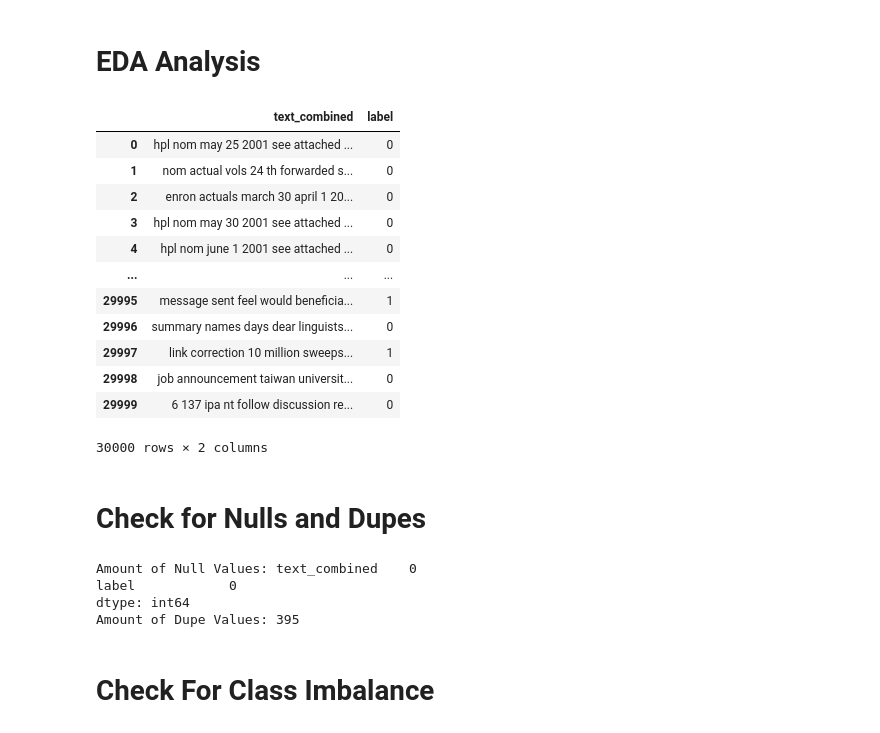
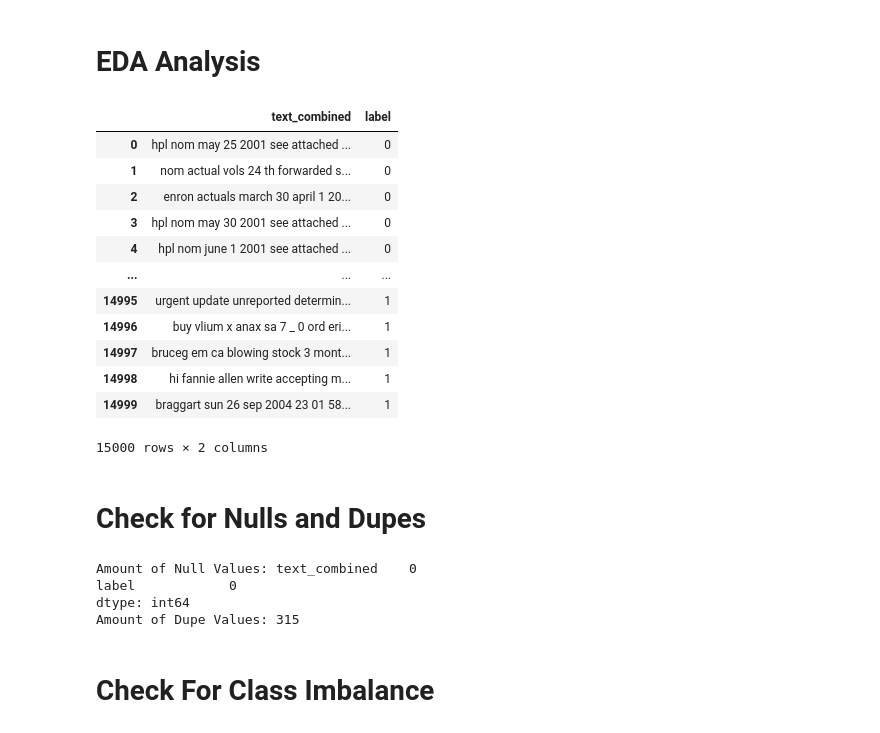
Before and after one commit to MaukanMir/Phising-Emal-Sentiment-Analysis, a Jupyter notebook: training.ipynb, the cells around one changed output. Saved outputs shown, nothing was run; the diff lists cells and outputs as text; code cells hidden in the pictures.

```diff
--- a/training.ipynb
+++ b/training.ipynb
@@ -62,22 +62,22 @@ def grouped_insights(df, cols, x, metric_name):
 # %% [markdown]
 # EDA Analysis
 # %%
-df = pd.read_csv("/Users/maukanmir/Downloads/archive/phishing_email.csv", nrows=30000)
+df = pd.read_csv("/Users/maukanmir/Downloads/archive/phishing_email.csv", nrows=15000)
 df
 # %% [output]
 |  | text_combined | label |
 | 0 | hpl nom may 25 2001 see attached ... | 0 |
 | 1 | nom actual vols 24 th forwarded s... | 0 |
 | 2 | enron actuals march 30 april 1 20... | 0 |
 | 3 | hpl nom may 30 2001 see attached ... | 0 |
 | 4 | hpl nom june 1 2001 see attached ... | 0 |
 | ... | ... | ... |
-| 29995 | message sent feel would beneficia... | 1 |
-| 29996 | summary names days dear linguists... | 0 |
-| 29997 | link correction 10 million sweeps... | 1 |
-| 29998 | job announcement taiwan universit... | 0 |
-| 29999 | 6 137 ipa nt follow discussion re... | 0 |
+| 14995 | urgent update unreported determin... | 1 |
+| 14996 | buy vlium x anax sa 7 _ 0 ord eri... | 1 |
+| 14997 | bruceg em ca blowing stock 3 mont... | 1 |
+| 14998 | hi fannie allen write accepting m... | 1 |
+| 14999 | braggart sun 26 sep 2004 23 01 58... | 1 |
-30000 rows × 2 columns
+15000 rows × 2 columns
 # %% [markdown]
 # Check for Nulls and Dupes
 # %%
@@ -86,7 +86,7 @@ check_for_nulls_dupes(df)
 Amount of Null Values: text_combined    0
 label            0
 dtype: int64
-Amount of Dupe Values: 395
+Amount of Dupe Values: 315
 # %%
 df.drop_duplicates(inplace=True)
 # %% [markdown]
```
Also changed, not shown: parts of 9 cells of this notebook.
